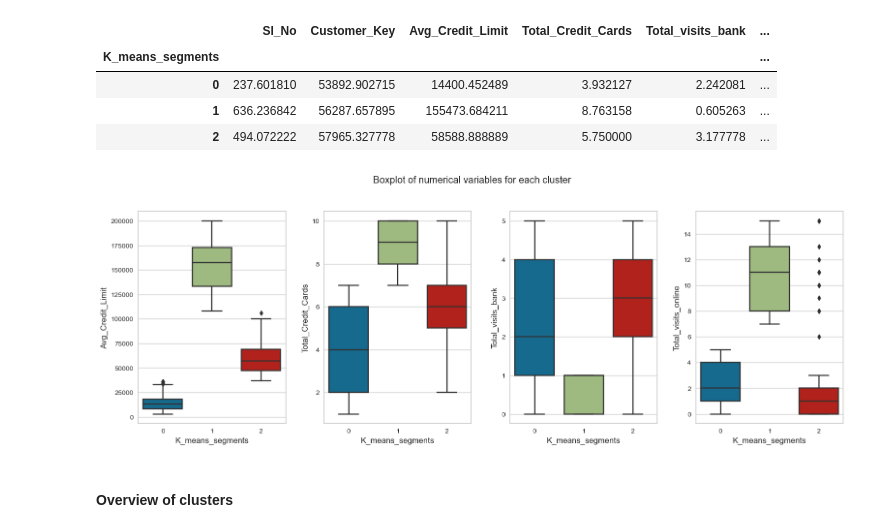
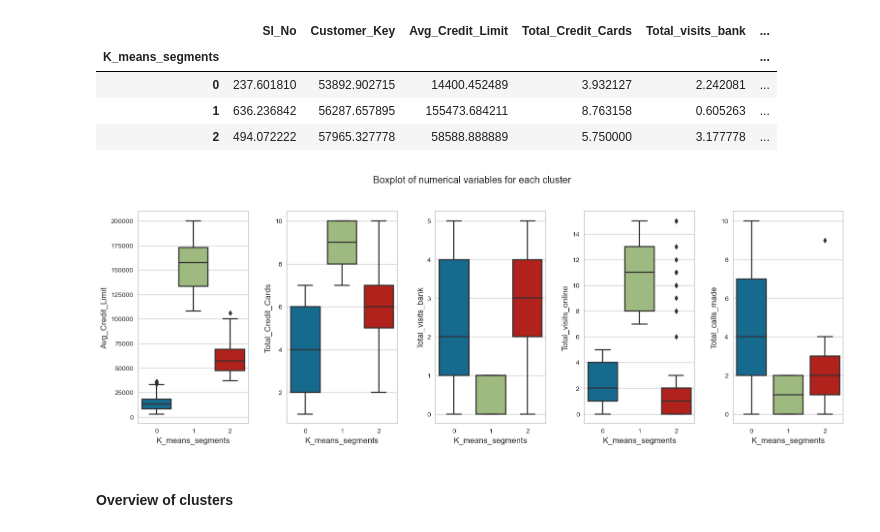
Before and after one commit to Drew75austin/Bank_Customer_Segmentation, a Jupyter notebook: Full_Code_AIML_USL_Project_CreditCardCustomerSegmentation.ipynb, the cells around one changed output. Cells and saved outputs as stored; diff of their text form; code cells hidden in the pictures.

```diff
--- a/Full_Code_AIML_USL_Project_CreditCardCustomerSegmentation.ipynb
+++ b/Full_Code_AIML_USL_Project_CreditCardCustomerSegmentation.ipynb
@@ -481,16 +552,17 @@ cluster_profile.style.highlight_max(color="lightgreen", axis=0)
 | 1 | 636.236842 | 56287.657895 | 155473.684211 | 8.763158 | 0.605263 | ... |
 | 2 | 494.072222 | 57965.327778 | 58588.888889 | 5.750000 | 3.177778 | ... |
 # %%
-fig, axes = plt.subplots(1, 4, figsize=(16, 6))
+# let's display cluster profiles
+fig, axes = plt.subplots(1, 5, figsize=(16, 6))
 fig.suptitle("Boxplot of numerical variables for each cluster")
 counter = 0
-for ii in range(4):
+for ii in range(5):
     sns.boxplot(ax=axes[ii], y=mainDf[num_col[counter]], x=mainDf["K_means_segments"])
     counter = counter + 1
 
 fig.tight_layout(pad=2.0)
 # %% [output]
-[figure, old version]
+[figure, new version]
 # %% [markdown]
 #### Overview of clusters
 # %% [markdown]
```
Also changed, not shown: parts of 43 cells of this notebook.
